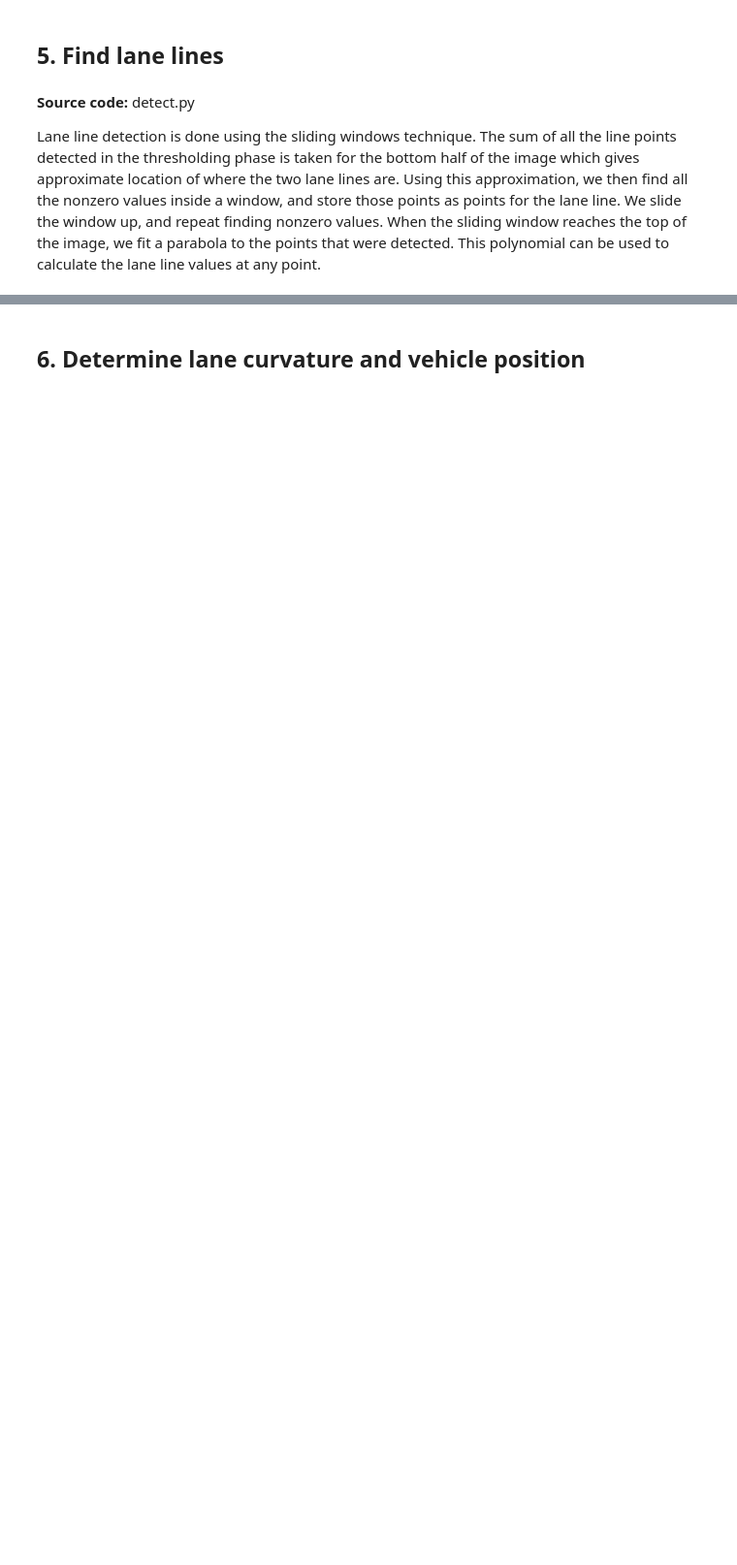
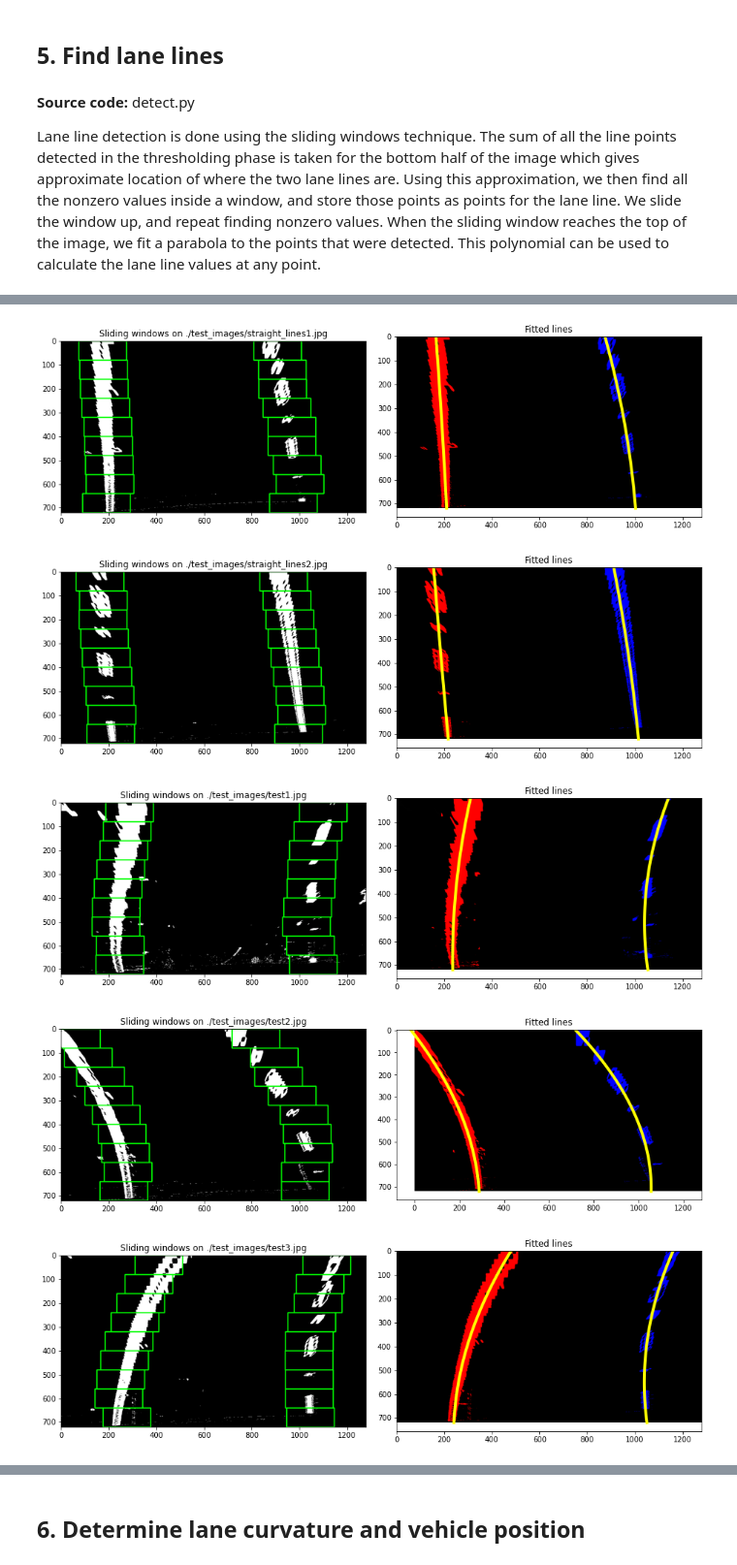
Before and after one commit to matttpj/CarND-Advanced-Lane-Lines, a Jupyter notebook: P2.ipynb, the cells around one changed output, grey strips where cells are left out. Shown at 97% size. Drawn from its saved outputs; the diff is of its cells as text; code cells hidden in the pictures; blank space fills up the shorter version.

```diff
--- a/P2.ipynb
+++ b/P2.ipynb
@@ -66,8 +66,8 @@ distortion = Distortion("./camera_cal/wide_dist_pickle.p")
 
 images = sorted(glob.glob('./test_images/*.jpg'))
 
-for i, fname in enumerate(images[:]):
-    img = cv2.imread(fname)
+for i, filepath in enumerate(images[:]):
+    img = cv2.imread(filepath)
     undt = distortion.undistort(img)
 
     plt.imsave("./output_images/undistort_{:02d}.jpg" .format(i), bgr_to_rgb(undt))
@@ -75,7 +75,7 @@ for i, fname in enumerate(images[:]):
     f, (ax1, ax2) = plt.subplots(1, 2, figsize=(13, 10))
     f.tight_layout()
 
-    ax1.set_title("Original image"+fname)
+    ax1.set_title("Original image"+filepath)
     ax1.imshow(bgr_to_rgb(img))
 
     ax2.set_title("Undistorted image")
@@ -216,42 +222,51 @@ plt.plot(histogram)
 # %%
+# Fit sliding windows to lane lines and find lines of best fit
 from distortion import Distortion
 from image_helper import rgb_image
 from birdseye import BirdsEyeView
 from detect import detect_lane_lines
 import combined_thresholds
 
 distortion = Distortion("./camera_cal/wide_dist_pickle.p")
 birdseye = BirdsEyeView()
 
 images = sorted(glob.glob('./test_images/*.jpg'))
 
-for i, fname in enumerate(images[:]):
-    img = cv2.imread(fname)
+for i, filepath in enumerate(images[:]):
+    img = cv2.imread(filepath)
     img = distortion.undistort(img)
     img, gb = combined_thresholds.pipeline(img)
     img = birdseye.transform_to_birdseye(img)
-    lanes, out = detect_lane_lines(img)
+    lanes, win_img, lanes_img = detect_lane_lines(img)
 
-    plt.imsave("./output_images/windows_{:02d}.jpg" .format(i), out)
-    plt.imsave("./output_images/lanes_{:02d}.jpg" .format(i), img)
+    plt.imsave("./output_images/windows_{:02d}.jpg" .format(i), win_img)
+    plt.imsave("./output_images/lanes_{:02d}.jpg" .format(i), lanes_img)
 
     f, (ax1, ax2) = plt.subplots(1, 2, figsize=(13, 10))
     f.tight_layout()
 
-    ax1.set_title("Sliding windows "+fname)
-    ax1.imshow(out)
+    ax1.set_title("Sliding windows on "+filepath)
+    ax1.imshow(win_img)
 
     ax2.set_title("Fitted lines")
-    ax2.imshow(img, cmap='gray')
+    ax2.imshow(lanes_img)
 
     # Left lane
     left_p = np.poly1d(lanes.left.pixels.fit)
     left_xp = np.linspace(0, 720, 100)
-    ax2.plot(left_p(left_xp), left_xp)
+    # left_xp
+    ax2.plot(left_p(left_xp), left_xp, linewidth=4, color='yellow')
 
     # Right lane
     right_p = np.poly1d(lanes.right.pixels.fit)
     right_xp = np.linspace(0, 720, 100)
-    ax2.plot(right_p(right_xp), right_xp)
+    # right_xp
+    ax2.plot(right_p(right_xp), right_xp, linewidth=4, color='yellow')
 
     plt.show()
+# %% [output]
+[figure, added]
+[figure, added]
+[figure, added]
+[figure, added]
+[figure, added]
```
Also changed, not shown: parts of 16 cells of this notebook, 4 other files.
